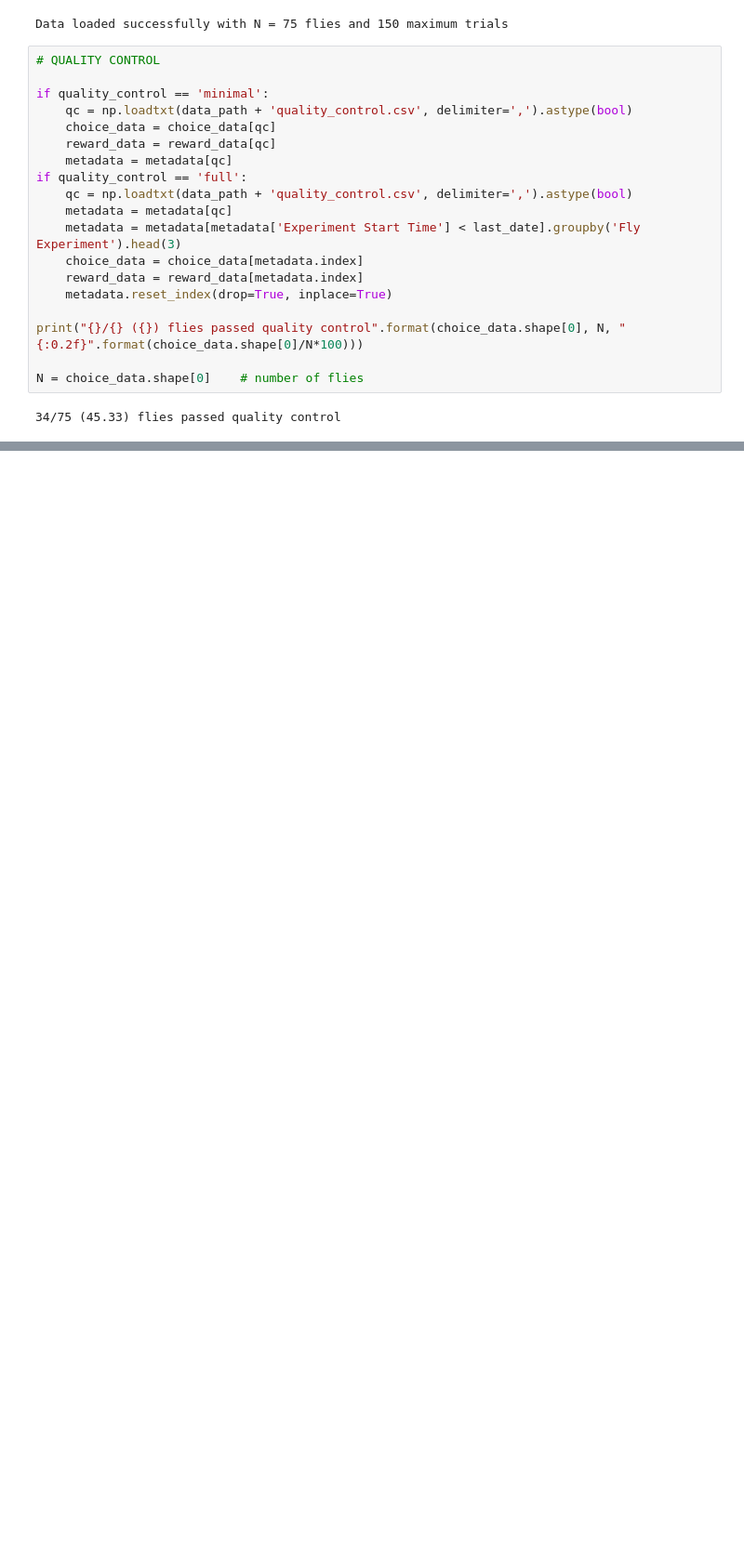
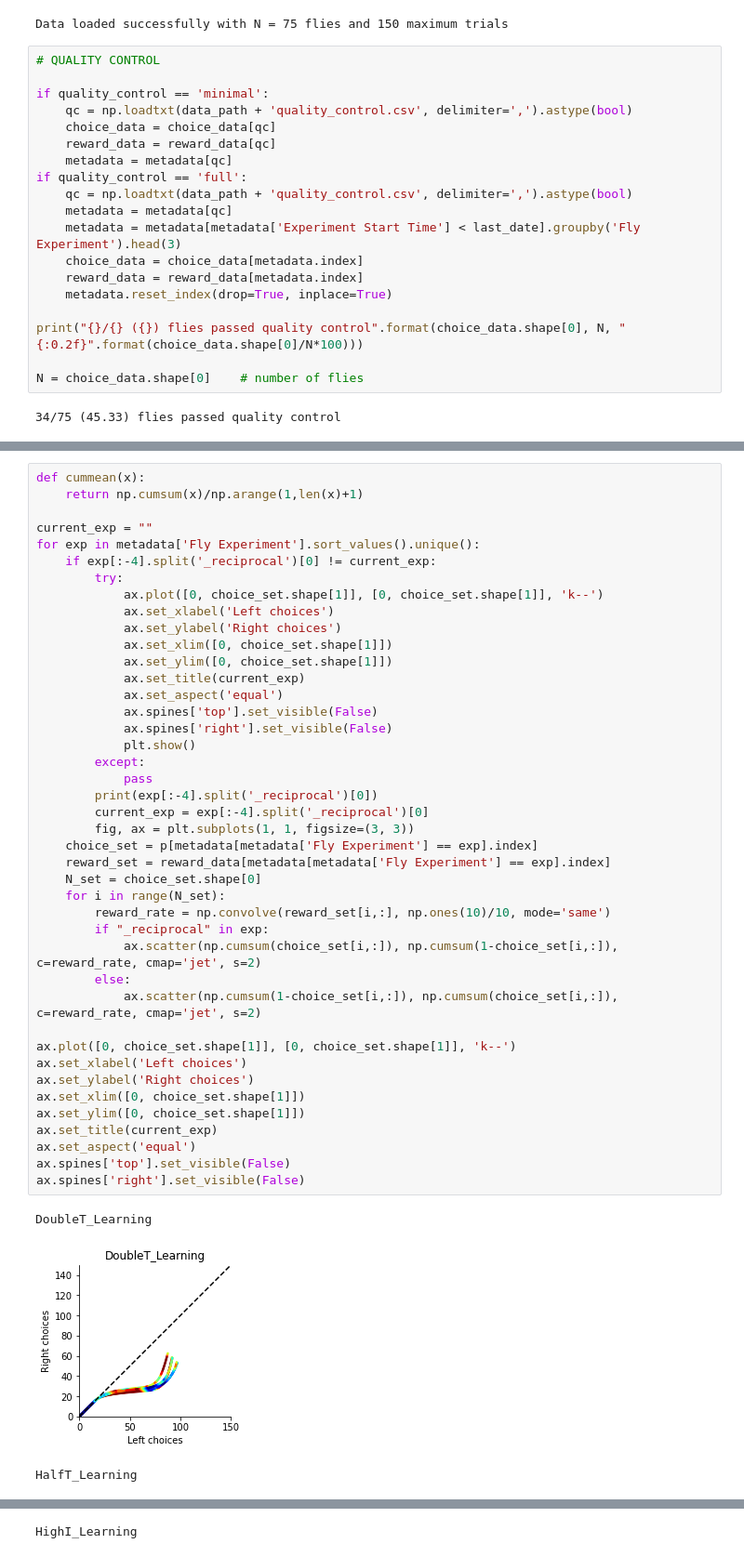
Before and after one commit to neurorishika/FlyOptoStimAnalysis, a Jupyter notebook: analysis.ipynb, the cells around one changed output, grey strips where cells are left out. Shown at 93% size. Saved outputs shown, nothing was run; the diff lists cells and outputs as text; blank space fills up the shorter version.

```diff
--- a/analysis.ipynb
+++ b/analysis.ipynb
@@ -150,0 +190,46 @@ array([1.      , 0.999999, 0.      , 0.      , 0.      , 0.      ,
+# %%
+def cummean(x):
+    return np.cumsum(x)/np.arange(1,len(x)+1)
+
+current_exp = ""
+for exp in metadata['Fly Experiment'].sort_values().unique():
+    if exp[:-4].split('_reciprocal')[0] != current_exp:
+        try:
+            ax.plot([0, choice_set.shape[1]], [0, choice_set.shape[1]], 'k--')
+            ax.set_xlabel('Left choices')
+            ax.set_ylabel('Right choices')
+            ax.set_xlim([0, choice_set.shape[1]])
+            ax.set_ylim([0, choice_set.shape[1]])
+            ax.set_title(current_exp)
+            ax.set_aspect('equal')
+            ax.spines['top'].set_visible(False)
+            ax.spines['right'].set_visible(False)
+            plt.show()
+        except:
+            pass
+        print(exp[:-4].split('_reciprocal')[0])
+        current_exp = exp[:-4].split('_reciprocal')[0]
+        fig, ax = plt.subplots(1, 1, figsize=(3, 3))
+    choice_set = p[metadata[metadata['Fly Experiment'] == exp].index]
+    reward_set = reward_data[metadata[metadata['Fly Experiment'] == exp].index]
+    N_set = choice_set.shape[0]
+    for i in range(N_set):
+        reward_rate = np.convolve(reward_set[i,:], np.ones(10)/10, mode='same')
+        if "_reciprocal" in exp:
+            ax.scatter(np.cumsum(choice_set[i,:]), np.cumsum(1-choice_set[i,:]), c=reward_rate, cmap='jet', s=2)
+        else:
+            ax.scatter(np.cumsum(1-choice_set[i,:]), np.cumsum(choice_set[i,:]), c=reward_rate, cmap='jet', s=2)
+
+ax.plot([0, choice_set.shape[1]], [0, choice_set.shape[1]], 'k--')
+ax.set_xlabel('Left choices')
+ax.set_ylabel('Right choices')
+ax.set_xlim([0, choice_set.shape[1]])
+ax.set_ylim([0, choice_set.shape[1]])
+ax.set_title(current_exp)
+ax.set_aspect('equal')
+ax.spines['top'].set_visible(False)
+ax.spines['right'].set_visible(False)
+# %% [output]
+DoubleT_Learning
+[figure, added]
+HalfT_Learning
@@ -150,0 +237 @@ array([1.      , 0.999999, 0.      , 0.      , 0.      , 0.      ,
+HighI_Learning
```
Also changed, not shown: parts of 11 cells of this notebook, 3 other files.
